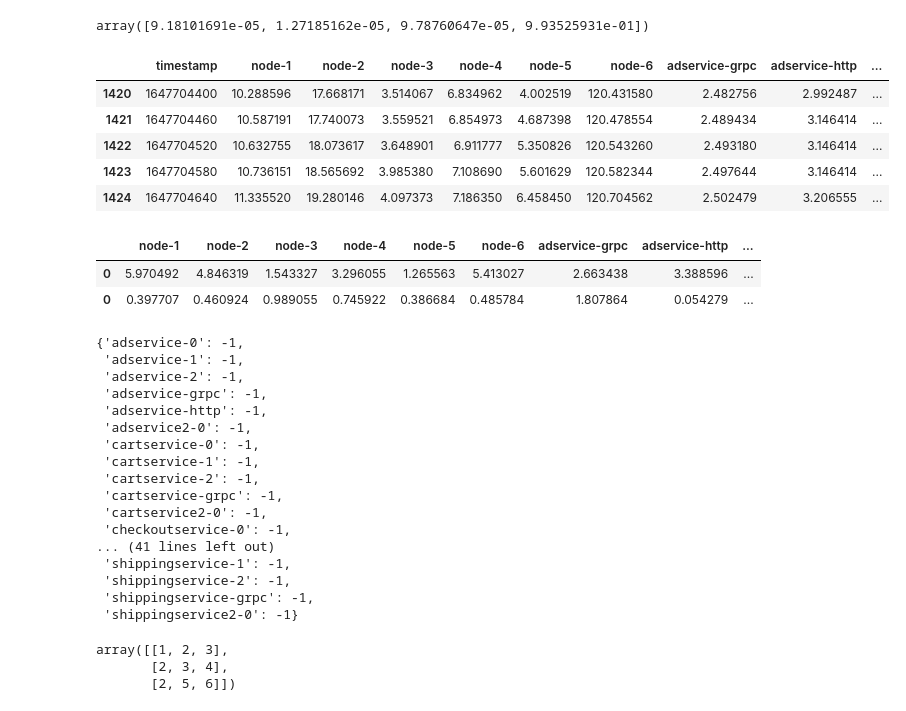
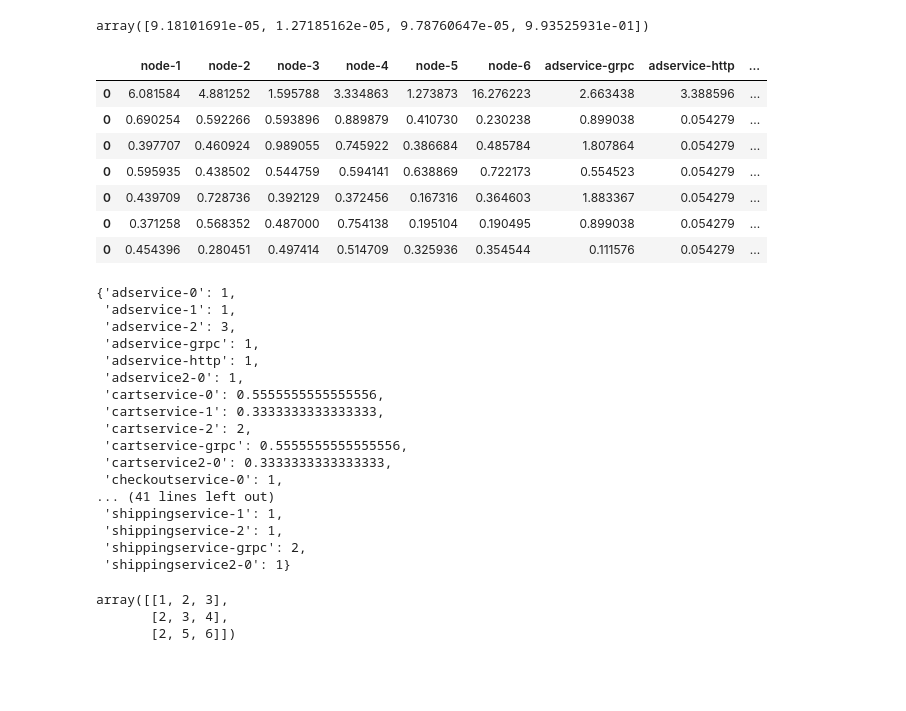
Before and after one commit to 666WXY666/aiops2022, a Jupyter notebook: utils/vision/data_vision_wxy.ipynb, the cells around one changed output. Drawn from its saved outputs; the diff is of its cells as text; code cells hidden in the pictures; blank space fills up the shorter version.

```diff
--- a/utils/vision/data_vision_wxy.ipynb
+++ b/utils/vision/data_vision_wxy.ipynb
@@ -566,31 +566,36 @@ array([1.00156619, 1.01022375, 0.99217818, 1.01056224])
 array([9.18101691e-05, 1.27185162e-05, 9.78760647e-05, 9.93525931e-01])
 # %%
 import joblib
+import numpy as np
 import pandas as pd
-import numpy as np
+
 pd.set_option('display.max_columns', None)
 
 a=joblib.load('../../model/spot/spot.pkl')
 # display(a)
 
-b=pd.read_csv('../../data/df_57_test.csv')
+b=pd.read_csv('../../data/df_57_test-2.csv')
+e=pd.read_csv('../../data/df_57_test.csv')
+f = pd.read_csv('../../data/df_57_test-3.csv')
+g = pd.read_csv('../../data/df_57_test-4.csv')
+h = pd.read_csv('../../data/df_57_test-5.csv')
+i = pd.read_csv('../../data/df_57_test-8.csv')
 
 c = pd.read_csv('../../data/df_57_train.csv')
 c=c.iloc[:1440,:]
 c=c.apply(lambda x:np.sort(x.values))
-display(c[1420:1425])
+# display(c[1420:1425])
 # b[b['timestamp']==1647851040]
-pd.concat([a,b])
+pd.concat([a,b,e,f,g,h,i])
 # %% [output]
-|  | timestamp | node-1 | node-2 | node-3 | node-4 | node-5 | node-6 | adservice-grpc | adservice-http | ... |
-| 1420 | 1647704400 | 10.288596 | 17.668171 | 3.514067 | 6.834962 | 4.002519 | 120.431580 | 2.482756 | 2.992487 | ... |
-| 1421 | 1647704460 | 10.587191 | 17.740073 | 3.559521 | 6.854973 | 4.687398 | 120.478554 | 2.489434 | 3.146414 | ... |
-| 1422 | 1647704520 | 10.632755 | 18.073617 | 3.648901 | 6.911777 | 5.350826 | 120.543260 | 2.493180 | 3.146414 | ... |
-| 1423 | 1647704580 | 10.736151 | 18.565692 | 3.985380 | 7.108690 | 5.601629 | 120.582344 | 2.497644 | 3.146414 | ... |
-| 1424 | 1647704640 | 11.335520 | 19.280146 | 4.097373 | 7.186350 | 6.458450 | 120.704562 | 2.502479 | 3.206555 | ... |
+|  | node-1 | node-2 | node-3 | node-4 | node-5 | node-6 | adservice-grpc | adservice-http | ... |
+| 0 | 6.081584 | 4.881252 | 1.595788 | 3.334863 | 1.273873 | 16.276223 | 2.663438 | 3.388596 | ... |
+| 0 | 0.690254 | 0.592266 | 0.593896 | 0.889879 | 0.410730 | 0.230238 | 0.899038 | 0.054279 | ... |
+| 0 | 0.397707 | 0.460924 | 0.989055 | 0.745922 | 0.386684 | 0.485784 | 1.807864 | 0.054279 | ... |
+| 0 | 0.595935 | 0.438502 | 0.544759 | 0.594141 | 0.638869 | 0.722173 | 0.554523 | 0.054279 | ... |
+| 0 | 0.439709 | 0.728736 | 0.392129 | 0.372456 | 0.167316 | 0.364603 | 1.883367 | 0.054279 | ... |
+| 0 | 0.371258 | 0.568352 | 0.487000 | 0.754138 | 0.195104 | 0.190495 | 0.899038 | 0.054279 | ... |
+| 0 | 0.454396 | 0.280451 | 0.497414 | 0.514709 | 0.325936 | 0.354544 | 0.111576 | 0.054279 | ... |
-|  | node-1 | node-2 | node-3 | node-4 | node-5 | node-6 | adservice-grpc | adservice-http | ... |
-| 0 | 5.970492 | 4.846319 | 1.543327 | 3.296055 | 1.265563 | 5.413027 | 2.663438 | 3.388596 | ... |
-| 0 | 0.397707 | 0.460924 | 0.989055 | 0.745922 | 0.386684 | 0.485784 | 1.807864 | 0.054279 | ... |
 # %%
 import pprint as pp
 nodes = ['node-1', 'node-2', 'node-3', 'node-4', 'node-5', 'node-6']
@@ -605,25 +610,40 @@ pods = ['adservice-0', 'adservice-1', 'adservice-2', 'adservice2-0', 'cartservic
         'productcatalogservice-1', 'productcatalogservice-2', 'productcatalogservice2-0', 'recommendationservice-0',
         'recommendationservice-1', 'recommendationservice-2', 'recommendationservice2-0', 'shippingservice-0',
         'shippingservice-1', 'shippingservice-2', 'shippingservice2-0']
-pp.pprint({i:-1 for i in nodes+services+pods})
+threshold_list = {i: 1 for i in nodes+services+pods}
+for id, _ in threshold_list.items():
+        if id == 'recommendationservice-grpc':
+                threshold_list[id] = threshold_list[id]*20
+        elif id in ['adservice-2', 'productcatalogservice-0']:
+            threshold_list[id] = threshold_list[id]*3
+        elif id in ['shippingservice-grpc', 'productcatalogservice-2', 'paymentservice-grpc', 'currencyservice-1', 'cartservice-2']:
+            threshold_list[id] = threshold_list[id]*2
+        elif id in ['currencyservice-grpc', 'currencyservice-2']:
+            threshold_list[id] = threshold_list[id]*1.5
+        elif id in ['cartservice-0', 'paymentservice-2', 'shippingservice-0', 'cartservice-grpc', 'emailservice-grpc']:
+            threshold_list[id] = threshold_list[id]/1.8
+        elif id in ['cartservice-1', 'cartservice2-0']:
+            threshold_list[id] = threshold_list[id]/3
+joblib.dump(threshold_list, '../../model/spot/threshold_rate.pkl')
+pp.pprint(threshold_list)
 # %% [output]
-{'adservice-0': -1,
- 'adservice-1': -1,
- 'adservice-2': -1,
- 'adservice-grpc': -1,
- 'adservice-http': -1,
- 'adservice2-0': -1,
- 'cartservice-0': -1,
- 'cartservice-1': -1,
- 'cartservice-2': -1,
- 'cartservice-grpc': -1,
- 'cartservice2-0': -1,
- 'checkoutservice-0': -1,
+{'adservice-0': 1,
+ 'adservice-1': 1,
+ 'adservice-2': 3,
+ 'adservice-grpc': 1,
+ 'adservice-http': 1,
+ 'adservice2-0': 1,
+ 'cartservice-0': 0.5555555555555556,
+ 'cartservice-1': 0.3333333333333333,
+ 'cartservice-2': 2,
+ 'cartservice-grpc': 0.5555555555555556,
+ 'cartservice2-0': 0.3333333333333333,
+ 'checkoutservice-0': 1,
 ... (41 lines left out)
- 'shippingservice-1': -1,
- 'shippingservice-2': -1,
- 'shippingservice-grpc': -1,
- 'shippingservice2-0': -1}
+ 'shippingservice-1': 1,
+ 'shippingservice-2': 1,
+ 'shippingservice-grpc': 2,
+ 'shippingservice2-0': 1}
 # %%
 a=np.array([[1,2,3],[3,2,4],[2,5,6]])
 np.sort(a,axis=0)
```
Also changed, not shown: 2 other files.
